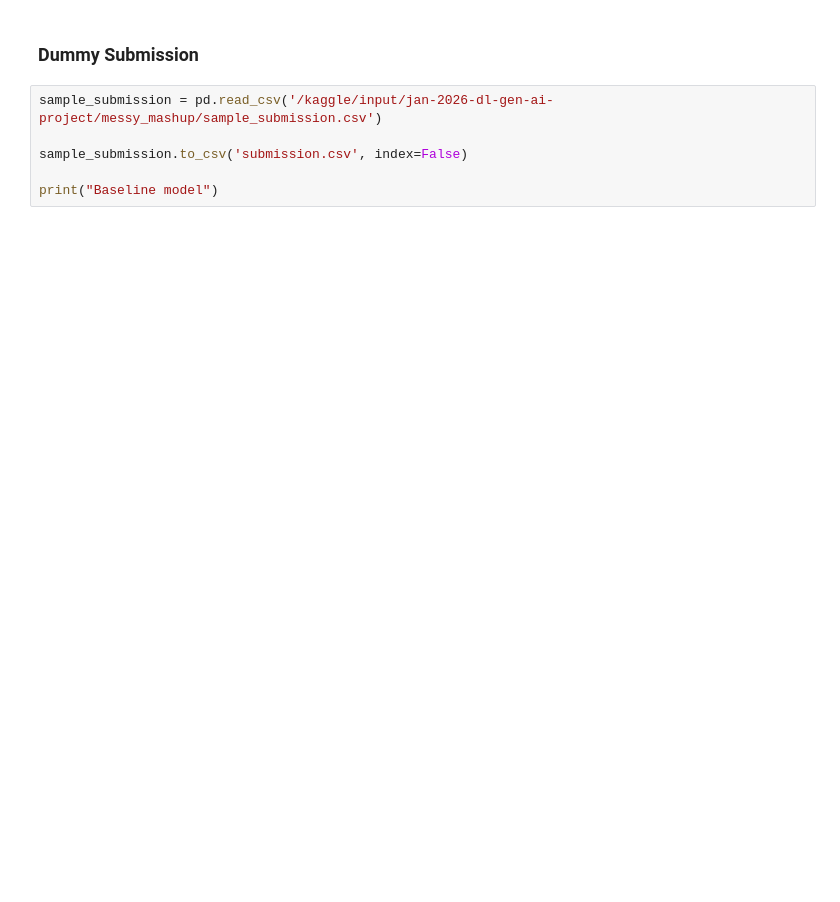
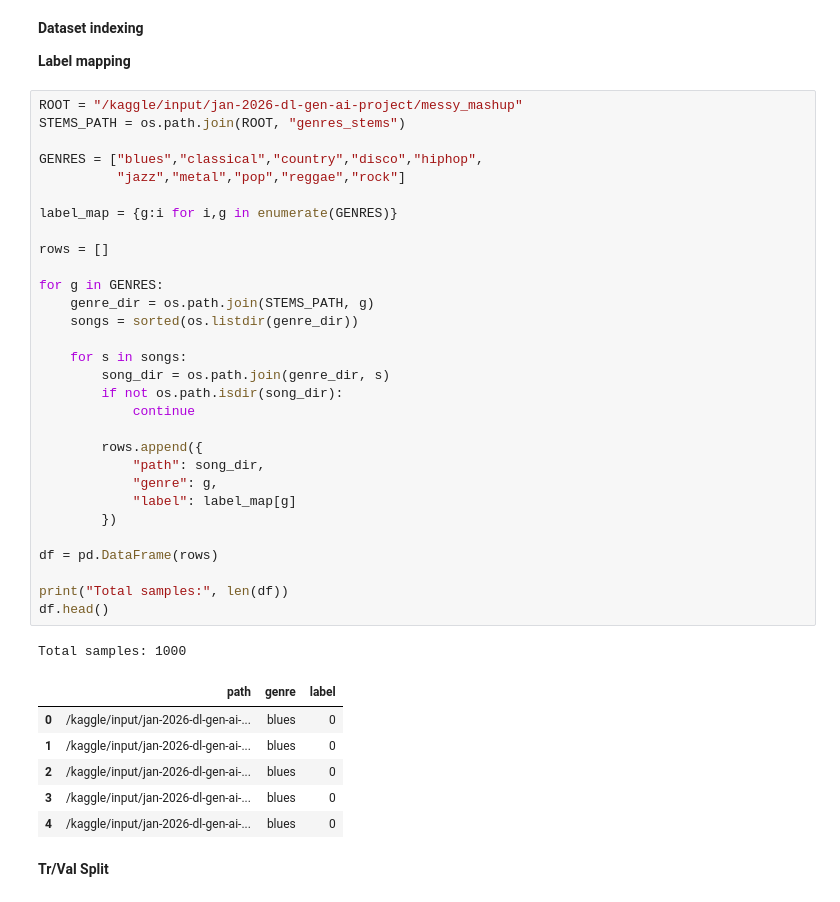
Before and after one commit to rafrafreza/dl-genai-project-26-t1, a Jupyter notebook: kaggle_notebook.ipynb, the cells around one changed output. Saved outputs shown, nothing was run; the diff lists cells and outputs as text; blank space fills up the shorter version.

Commit message:
Kaggle Notebook | DL-23f1002587-notebook-t12026 | Version 5

```diff
--- a/kaggle_notebook.ipynb
+++ b/kaggle_notebook.ipynb
@@ -19,8 +41,44 @@ for dirname, _, filenames in os.walk('/kaggle/input'):
-# %% [markdown]
-###  Dummy Submission
-# %%
-sample_submission = pd.read_csv('/kaggle/input/jan-2026-dl-gen-ai-project/messy_mashup/sample_submission.csv')
-
-sample_submission.to_csv('submission.csv', index=False)
-
-print("Baseline model")
+# %% [markdown]
+**Dataset indexing**
+
+**Label mapping**
+# %%
+ROOT = "/kaggle/input/jan-2026-dl-gen-ai-project/messy_mashup"
+STEMS_PATH = os.path.join(ROOT, "genres_stems")
+
+GENRES = ["blues","classical","country","disco","hiphop",
+          "jazz","metal","pop","reggae","rock"]
+
+label_map = {g:i for i,g in enumerate(GENRES)}
+
+rows = []
+
+for g in GENRES:
+    genre_dir = os.path.join(STEMS_PATH, g)
+    songs = sorted(os.listdir(genre_dir))
+
+    for s in songs:
+        song_dir = os.path.join(genre_dir, s)
+        if not os.path.isdir(song_dir):
+            continue
+
+        rows.append({
+            "path": song_dir,
+            "genre": g,
+            "label": label_map[g]
+        })
+
+df = pd.DataFrame(rows)
+
+print("Total samples:", len(df))
+df.head()
+# %% [output]
+Total samples: 1000
+|  | path | genre | label |
+| 0 | /kaggle/input/jan-2026-dl-gen-ai-... | blues | 0 |
+| 1 | /kaggle/input/jan-2026-dl-gen-ai-... | blues | 0 |
+| 2 | /kaggle/input/jan-2026-dl-gen-ai-... | blues | 0 |
+| 3 | /kaggle/input/jan-2026-dl-gen-ai-... | blues | 0 |
+| 4 | /kaggle/input/jan-2026-dl-gen-ai-... | blues | 0 |
+# %% [markdown]
+**Tr/Val Split**
```
Also changed, not shown: parts of 25 cells of this notebook.
